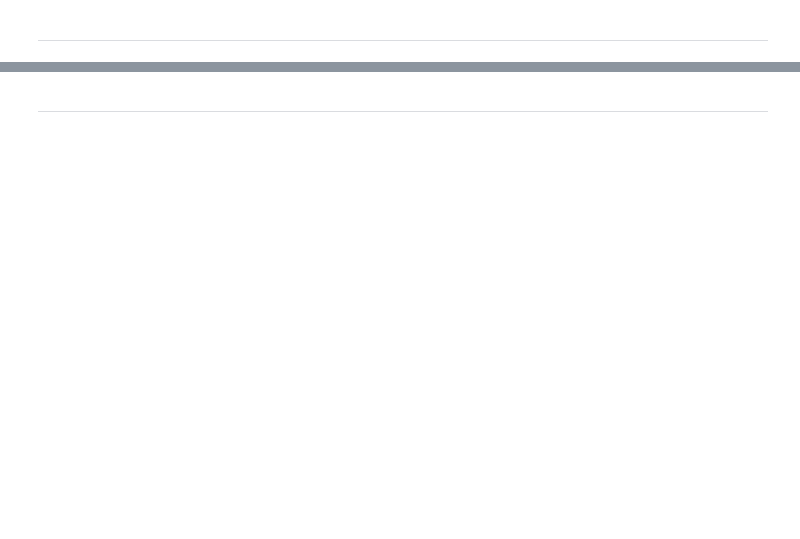
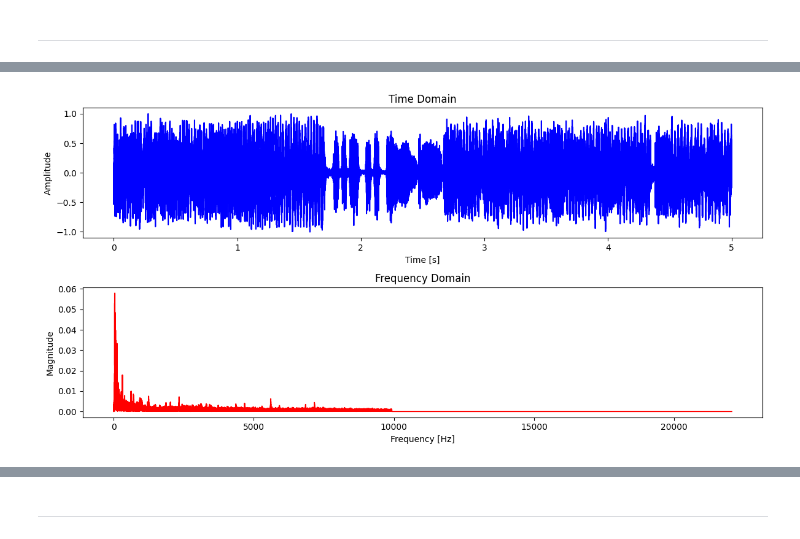
Before and after one commit to AlmondSund/SyS_2025_2, a Jupyter notebook: Analysis/Exam/Exam2.ipynb, the cells around one changed output, grey strips where cells are left out. Drawn from its saved outputs; the diff is of its cells as text; code cells hidden in the pictures; blank space fills up the shorter version.

```diff
--- a/Analysis/Exam/Exam2.ipynb
+++ b/Analysis/Exam/Exam2.ipynb
@@ -140,9 +140,36 @@ def am_modulate(
     t = np.arange(len(message)) / f_s
     carrier = np.cos(2 * np.pi * carrier_hz * t)
     return modulation_index * normalized_msg * carrier
+# %%
+def ideal_lowpass_fft(signal: np.ndarray, f_s: int, cutoff_hz: float) -> np.ndarray:
+    """Ideal low-pass filter via FFT magnitude masking."""
+    freqs = np.fft.fftfreq(len(signal), d=1.0 / f_s)
+    spectrum = np.fft.fft(signal)
+    mask = np.abs(freqs) <= cutoff_hz
+    return np.fft.ifft(spectrum * mask).real
+
+
+def am_demodulate(
+        am_t: np.ndarray,
+        f_s: int,
+        carrier_hz: float = 10000.0,
+        cutoff_hz: float | None = None
+) -> np.ndarray:
+    """Demodulate a DSB-SC AM signal using coherent detection and ideal LPF."""
+    if cutoff_hz is None:
+        cutoff_hz = 0.45 * (f_s / 2.0)
+
+    t = np.arange(len(am_t)) / f_s
+    mixed = 2 * am_t * np.cos(2 * np.pi * carrier_hz * t)
+    return ideal_lowpass_fft(mixed, f_s, cutoff_hz)
 # %%
 am_t = am_modulate(msg_t, f_s)
 plot_domains(am_t, f_s)
 # %% [output]
 [figure]
 [interactive output not drawn]
+# %%
+demod_t = am_demodulate(am_t, f_s)
+plot_domains(demod_t, f_s)
+# %% [output]
+[figure, added]
```
Also changed, not shown: parts of 1 cell of this notebook.
